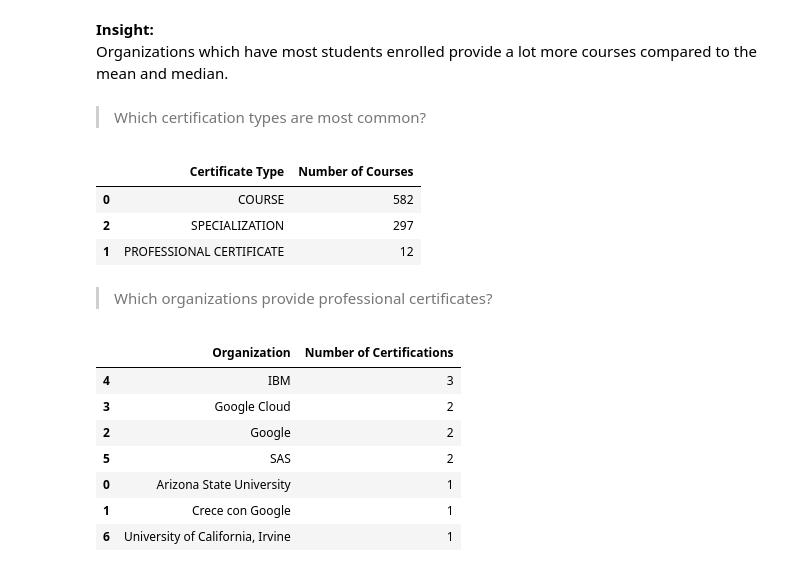
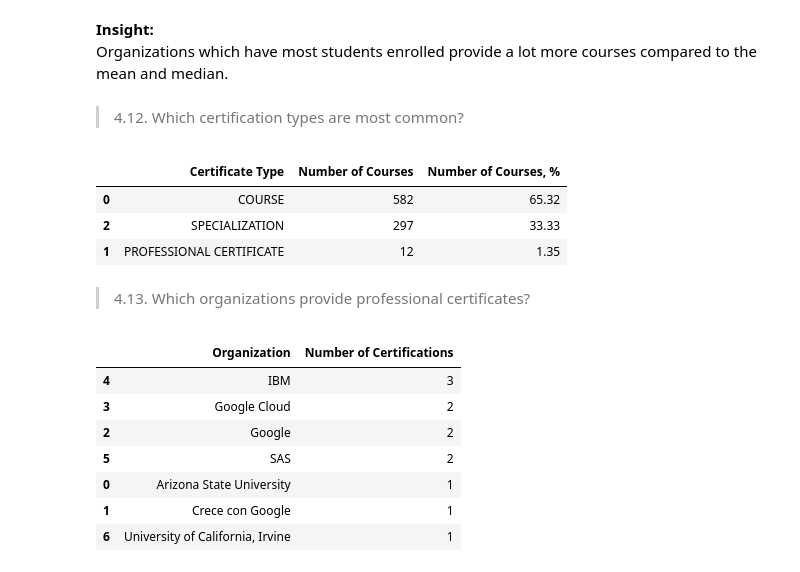
Before and after one commit to gabriekas/Portfolio_Projects_GVA, a Jupyter notebook: Coursera/EDA_Coursera_GVA.ipynb, the cells around one changed output. Saved outputs shown, nothing was run; the diff lists cells and outputs as text; code cells hidden in the pictures.

```diff
--- a/Coursera/EDA_Coursera_GVA.ipynb
+++ b/Coursera/EDA_Coursera_GVA.ipynb
@@ -577,22 +577,23 @@ fig_8.show()
 **Insight:**
 Organizations which have most students enrolled provide a lot more courses compared to the mean and median.
 # %% [markdown]
-> Which certification types are most common?
+> 4.12. Which certification types are most common?
 # %%
 #Count courses by each type of certification
 n_certifications = coursera_df.groupby(["course_Certificate_type"]).size().reset_index(name="n")
 n_certifications = n_certifications.rename(columns={"course_Certificate_type":"Certificate Type",\
                                                     "n":"Number of Courses"}\
                                                         ).sort_values(by="Number of Courses",
                                                                       ascending=False)
+n_certifications["Number of Courses, %"] = round(((n_certifications["Number of Courses"] / n_certifications["Number of Courses"].sum()) * 100), 2)
 n_certifications
 # %% [output]
-|  | Certificate Type | Number of Courses |
-| 0 | COURSE | 582 |
-| 2 | SPECIALIZATION | 297 |
-| 1 | PROFESSIONAL CERTIFICATE | 12 |
+|  | Certificate Type | Number of Courses | Number of Courses, % |
+| 0 | COURSE | 582 | 65.32 |
+| 2 | SPECIALIZATION | 297 | 33.33 |
+| 1 | PROFESSIONAL CERTIFICATE | 12 | 1.35 |
 # %% [markdown]
-> Which organizations provide professional certificates?
+> 4.13. Which organizations provide professional certificates?
 # %%
 professional_certifications = coursera_df.query("course_Certificate_type == 'PROFESSIONAL CERTIFICATE' "\
                                                 ).groupby(["course_organization"]\
```
Also changed, not shown: parts of 32 cells of this notebook.
